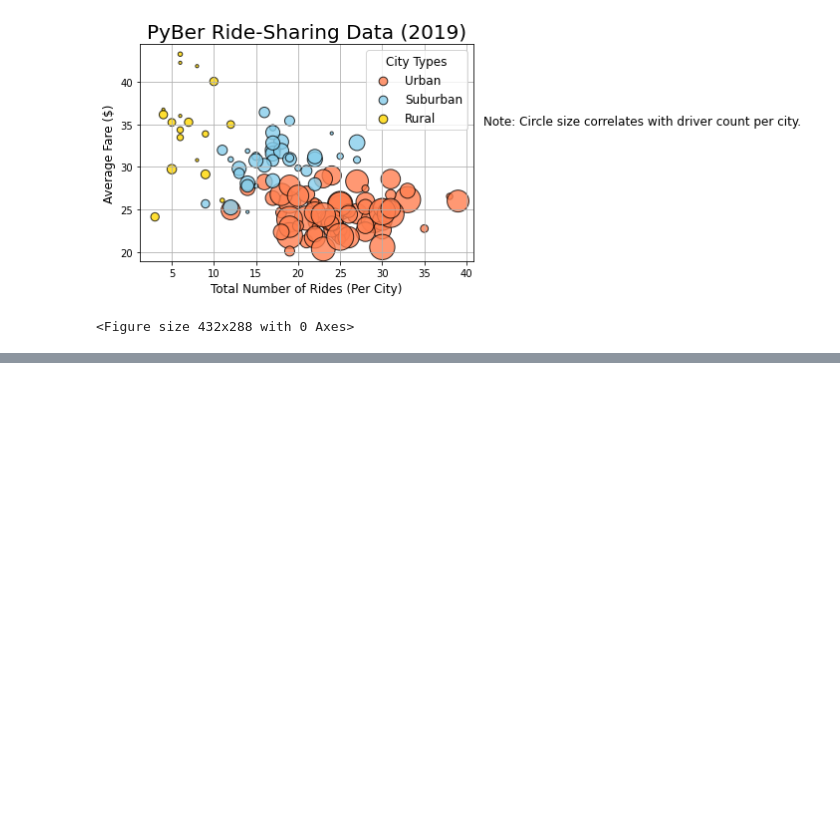
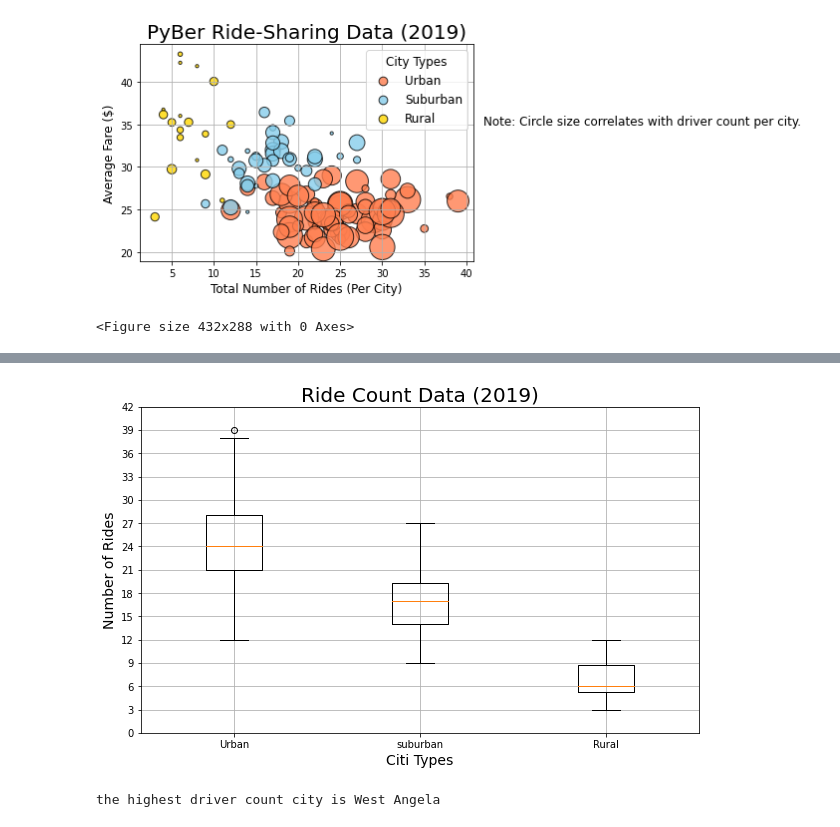
Before and after one commit to khanhh98/PyBer_Analysis, a Jupyter notebook: PyBer.ipynb, the cells around one changed output, grey strips where cells are left out. Drawn from its saved outputs; the diff is of its cells as text; code cells hidden in the pictures; blank space fills up the shorter version.

```diff
--- a/PyBer.ipynb
+++ b/PyBer.ipynb
@@ -120,0 +305,23 @@ plt.savefig("analysis/Fig1.png")
+# %%
+# Create box-and-whisker plot for suburban, rural cities ride count
+x_labels = ["Urban","suburban","Rural"]
+fig, ax = plt.subplots(figsize=(10,6))
+ax.boxplot([urban_ride_count,suburban_ride_count,rural_ride_count],
+           labels=x_labels)
+ax.set_title('Ride Count Data (2019)',fontsize=20)
+ax.set_ylabel('Number of Rides',fontsize=14)
+ax.set_yticks(np.arange(0,45,step=3.0))
+ax.set_xlabel('Citi Types',fontsize=14)
+ax.grid()
+
+# Save the figure
+plt.savefig("analysis/Fig2.png")
+plt.show()
+# %% [output]
+[figure, added]
+# %%
+# Detect outlier datapoint for urban drivers count
+urban_city_outlier = urban_ride_count[urban_ride_count==39].index[0]
+print(f"the highest driver count city is {urban_city_outlier}")
+# %% [output]
+the highest driver count city is West Angela
```
Also changed, not shown: parts of 21 cells of this notebook, 2 other files.
